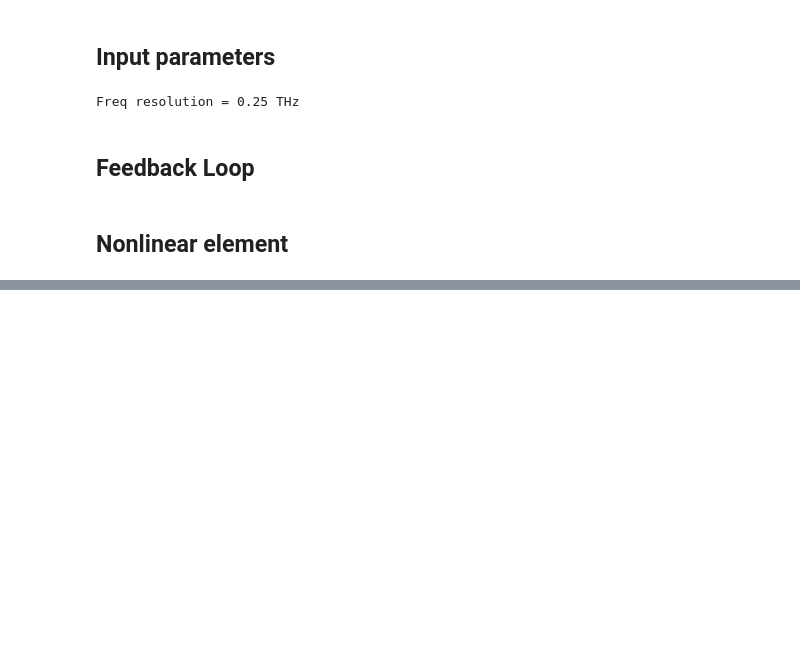
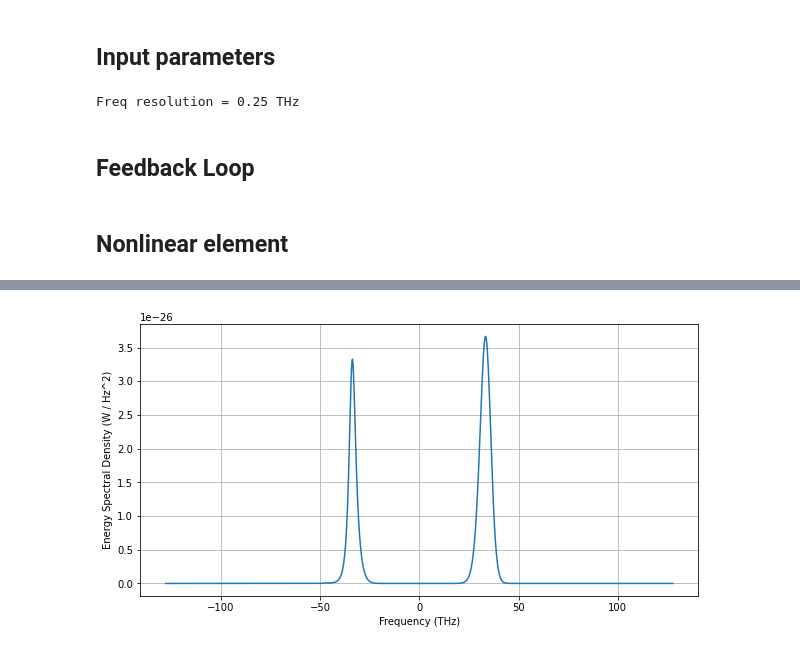
Before and after one commit to ledezmaluism/snow, a Jupyter notebook: Notebooks/Nonlinear_Test_Marc.ipynb, the cells around one changed output, grey strips where cells are left out. Saved outputs shown, nothing was run; the diff lists cells and outputs as text; code cells hidden in the pictures; blank space fills up the shorter version.

```diff
--- a/Notebooks/Nonlinear_Test_Marc.ipynb
+++ b/Notebooks/Nonlinear_Test_Marc.ipynb
@@ -238,0 +182,18 @@ signal.plot_phase_vs_time()
+# %%
+dT_array = np.arange(-25,10,1)
+signal = np.empty( dT_array.shape , dtype=object)
+k = 0
+for dT in dT_array:
+
+    #Feedback loop
+    l = c*dT/wlb #Detuning parameter l
+    phi = pi*l + dT*Omega + deltaphi
+    fb = np.sqrt(Co_loss)*np.exp(1j*phi)
+
+    #Linear element representing this feedback path
+    fb = nlo.linear_element(fb)
+
+    print('Detuning = %0.2f' %(dT))
+    signal[k], pump, signal_evol, signal_energy, pump_energyl = nlo.OPO(signal_in, pump_in, crystal, fb, N=Nrt)
+
+    k = k+1
@@ -238,0 +218,4 @@ signal.plot_phase_vs_time()
+# %%
+signal[20].plot_ESD()
+# %% [output]
+[figure, added]
```
Also changed, not shown: parts of 28 cells of this notebook.
